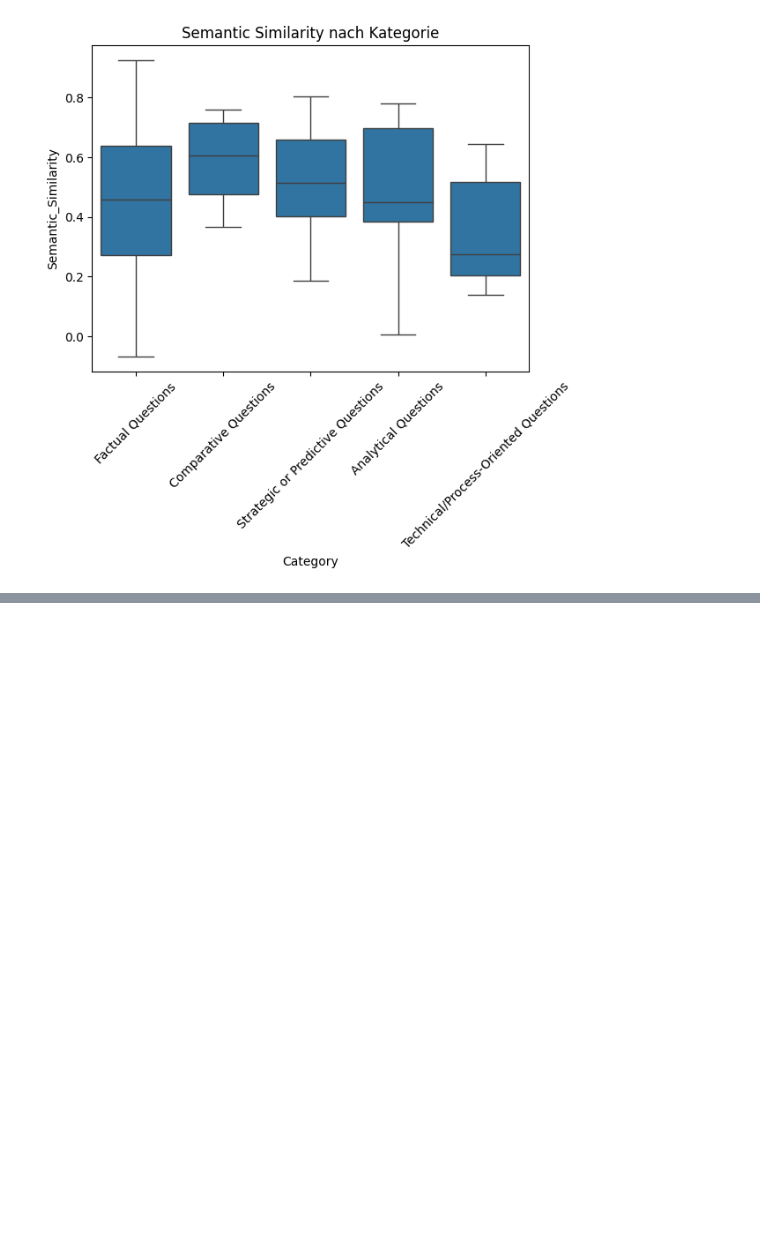
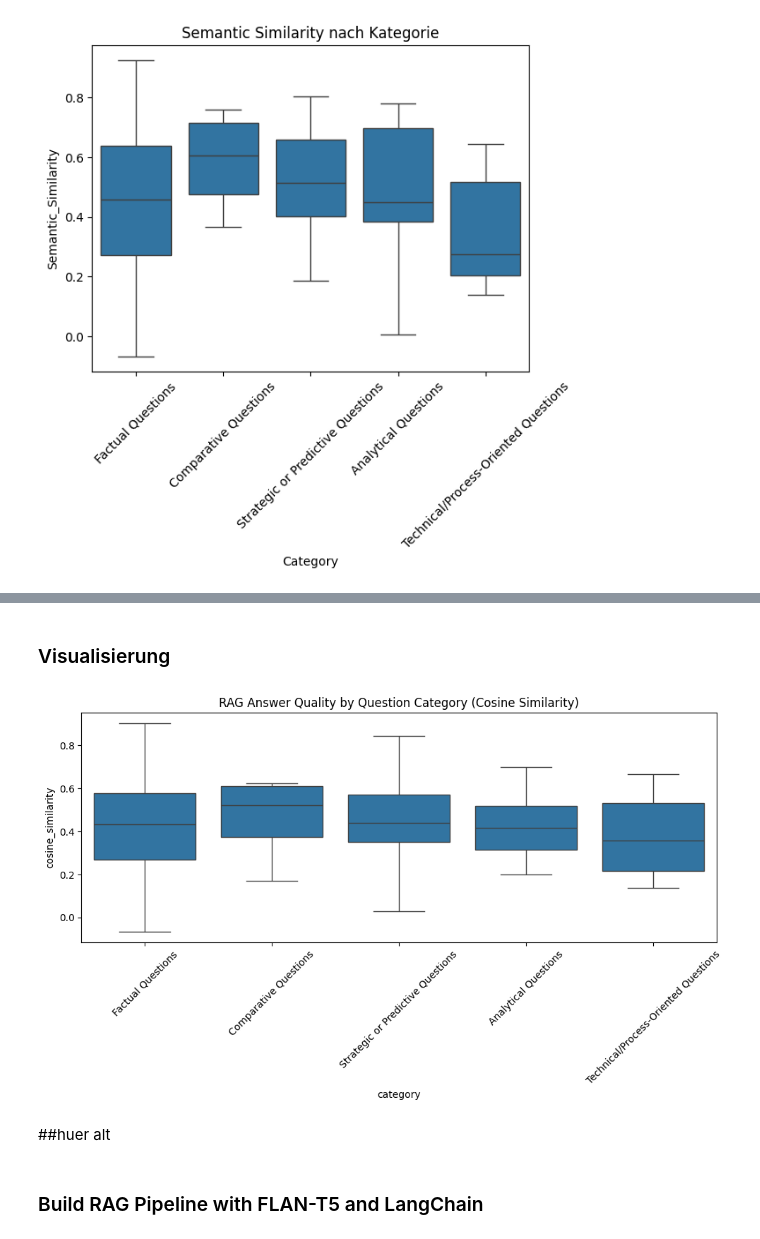
Before and after one commit to lucarenz1997/NLP, a Jupyter notebook: Stage_3_1.ipynb, the cells around one changed output, grey strips where cells are left out. Cells and saved outputs as stored; diff of their text form; code cells hidden in the pictures; blank space fills up the shorter version.

Commit message:
stage 3  mothafacka modell

```diff
--- a/Stage_3_1.ipynb
+++ b/Stage_3_1.ipynb
@@ -651,0 +740,7 @@ Durchschnittliche Bewertung nach Kategorie:
+# %%
+model_name = "google/flan-t5-base"
+tokenizer = AutoTokenizer.from_pretrained(model_name)
+model = AutoModelForSeq2SeqLM.from_pretrained(model_name)
+
+pipe = pipeline("text2text-generation", model=model, tokenizer=tokenizer, max_new_tokens=512, device=0)
+llm = HuggingFacePipeline(pipeline=pipe)
@@ -651,0 +763,14 @@ Durchschnittliche Bewertung nach Kategorie:
+# %%
+predictions = []
+for i, row in evaluation_data.iterrows():
+    result = qa_chain.invoke({"query": row["Question"]})
+    context = [doc.page_content for doc in result["source_documents"]]
+    predictions.append({
+        "question": row["Question"],
+        "answer": result["result"],
+        "contexts": context,
+        "ground_truth": row["Answer"],
+        "category": row["Category"]
+    })
+
+predictions_df = pd.DataFrame(predictions)
@@ -651,0 +860,17 @@ Durchschnittliche Bewertung nach Kategorie:
+# %%
+from sentence_transformers import SentenceTransformer
+from sklearn.metrics.pairwise import cosine_similarity
+
+# Lade Sentence-BERT Modell
+sbert = SentenceTransformer("all-MiniLM-L6-v2")
+
+# Embeddings berechnen (auf CPU übertragen)
+pred_embeddings = sbert.encode(predictions_df["answer"].tolist(), convert_to_tensor=True).cpu().numpy()
+gt_embeddings = sbert.encode(predictions_df["ground_truth"].tolist(), convert_to_tensor=True).cpu().numpy()
+
+# Cosine Similarity berechnen
+cosine_scores = cosine_similarity(pred_embeddings, gt_embeddings)
+similarities = [cosine_scores[i, i] for i in range(len(cosine_scores))]
+
+# Zur DataFrame hinzufügen
+predictions_df["cosine_similarity"] = similarities
@@ -651,0 +898,15 @@ Durchschnittliche Bewertung nach Kategorie:
+# %% [markdown]
+### Visualisierung
+# %%
+plt.figure(figsize=(10, 6))
+sns.boxplot(data=predictions_df, x="category", y="cosine_similarity")
+plt.title("RAG Answer Quality by Question Category (Cosine Similarity)")
+plt.xticks(rotation=45)
+plt.tight_layout()
+plt.show()
+# %% [output]
+[figure, added]
+# %% [markdown]
+##huer alt
+# %% [markdown]
+### Build RAG Pipeline with FLAN-T5 and LangChain
```
Also changed, not shown: parts of 39 cells of this notebook.
